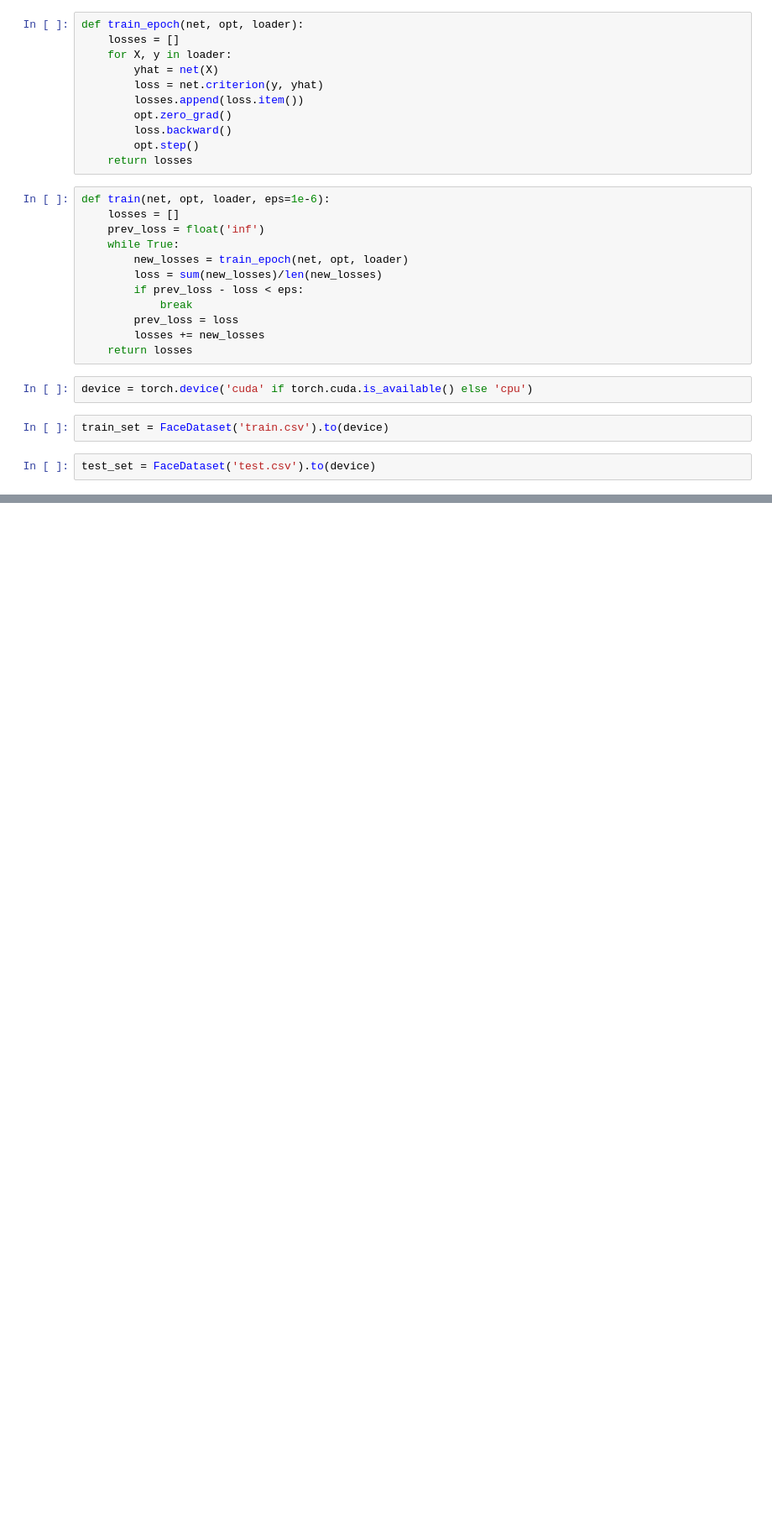
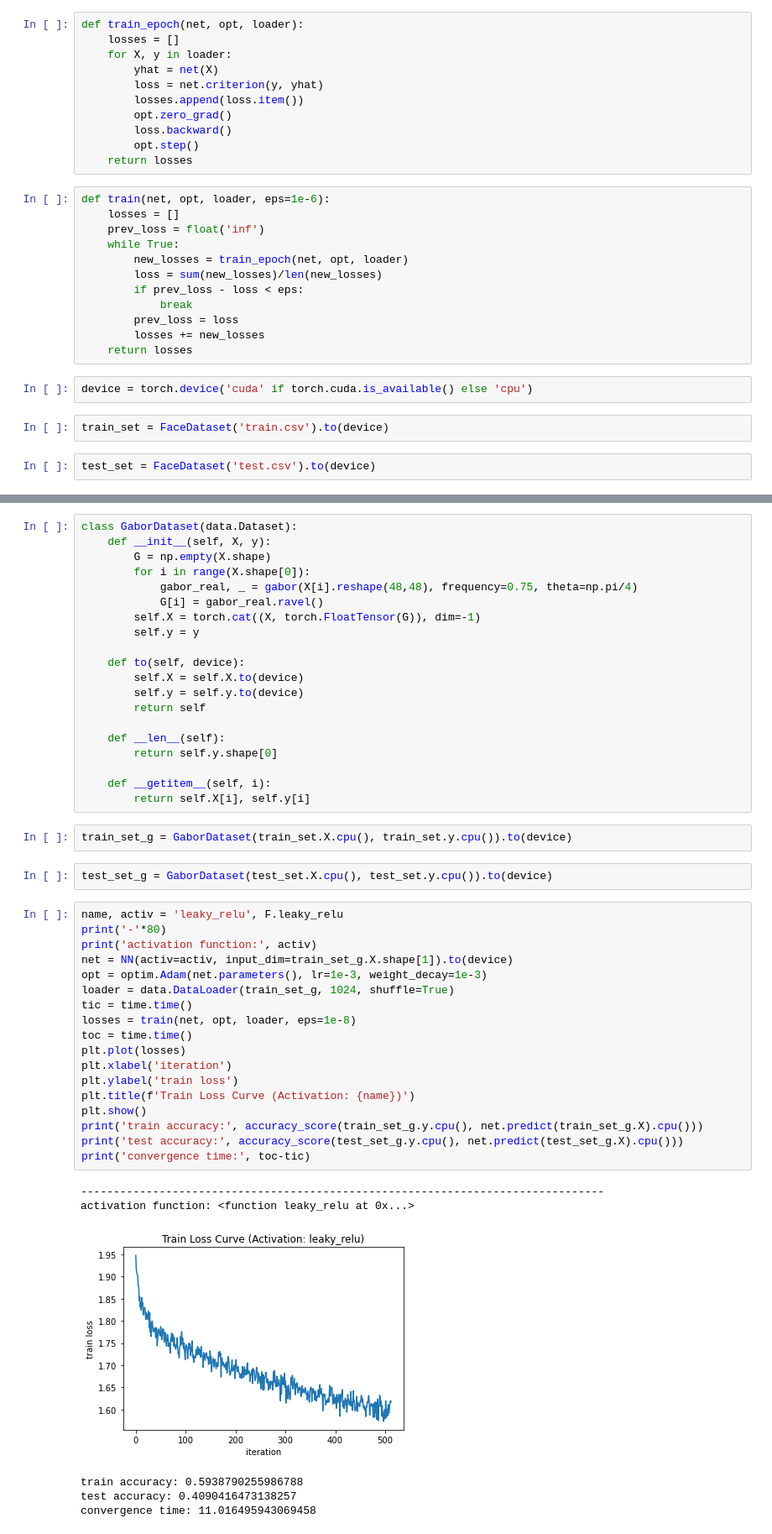
Before and after one commit to rishabh-ranjan/emotion-detection, a Jupyter notebook: experiments.ipynb, the cells around one changed output, grey strips where cells are left out. Shown at 84% size. Cells and saved outputs as stored; diff of their text form; blank space fills up the shorter version.

```diff
--- a/experiments.ipynb
+++ b/experiments.ipynb
@@ -125,0 +135,49 @@ convergence time: 13.869333505630493
+# %%
+class GaborDataset(data.Dataset):
+    def __init__(self, X, y):
+        G = np.empty(X.shape)
+        for i in range(X.shape[0]):
+            gabor_real, _ = gabor(X[i].reshape(48,48), frequency=0.75, theta=np.pi/4)
+            G[i] = gabor_real.ravel()
+        self.X = torch.cat((X, torch.FloatTensor(G)), dim=-1)
+        self.y = y
+
+    def to(self, device):
+        self.X = self.X.to(device)
+        self.y = self.y.to(device)
+        return self
+
+    def __len__(self):
+        return self.y.shape[0]
+
+    def __getitem__(self, i):
+        return self.X[i], self.y[i]
+# %%
+train_set_g = GaborDataset(train_set.X.cpu(), train_set.y.cpu()).to(device)
+# %%
+test_set_g = GaborDataset(test_set.X.cpu(), test_set.y.cpu()).to(device)
+# %%
+name, activ = 'leaky_relu', F.leaky_relu
+print('-'*80)
+print('activation function:', activ)
+net = NN(activ=activ, input_dim=train_set_g.X.shape[1]).to(device)
+opt = optim.Adam(net.parameters(), lr=1e-3, weight_decay=1e-3)
+loader = data.DataLoader(train_set_g, 1024, shuffle=True)
+tic = time.time()
+losses = train(net, opt, loader, eps=1e-8)
+toc = time.time()
+plt.plot(losses)
+plt.xlabel('iteration')
+plt.ylabel('train loss')
+plt.title(f'Train Loss Curve (Activation: {name})')
+plt.show()
+print('train accuracy:', accuracy_score(train_set_g.y.cpu(), net.predict(train_set_g.X).cpu()))
+print('test accuracy:', accuracy_score(test_set_g.y.cpu(), net.predict(test_set_g.X).cpu()))
+print('convergence time:', toc-tic)
+# %% [output]
+--------------------------------------------------------------------------------
+activation function: <function leaky_relu at 0x...>
+[figure, added]
+train accuracy: 0.5938790255986788
+test accuracy: 0.4090416473138257
+convergence time: 11.016495943069458
```
Also changed, not shown: parts of 32 cells of this notebook, 3 other files.
